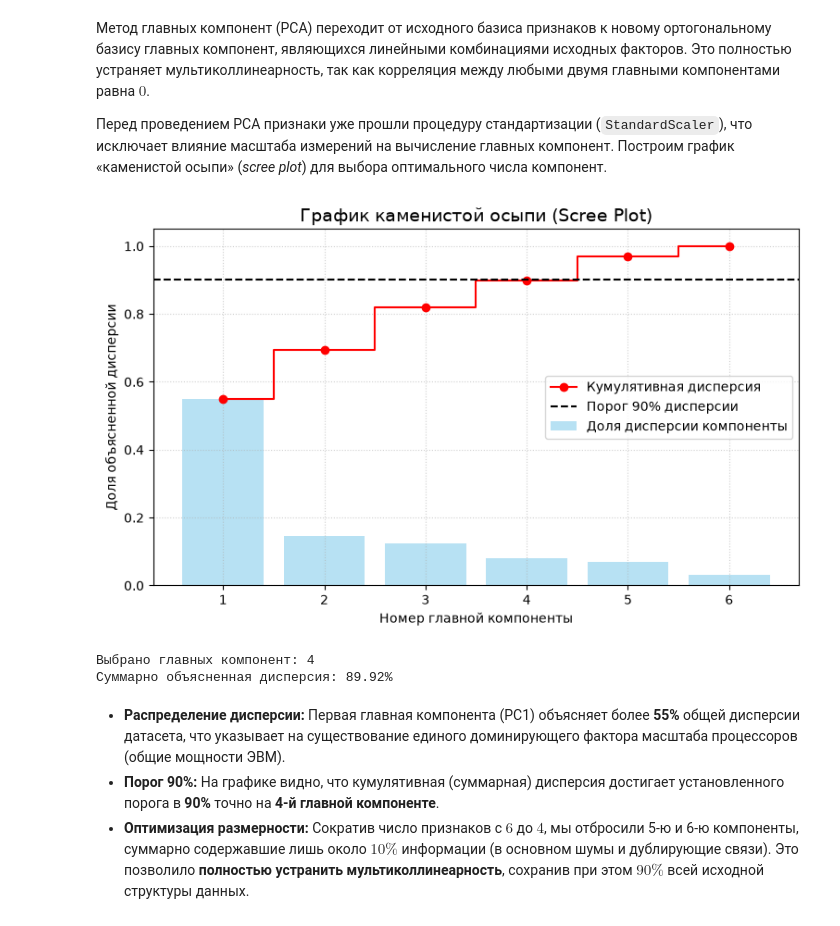
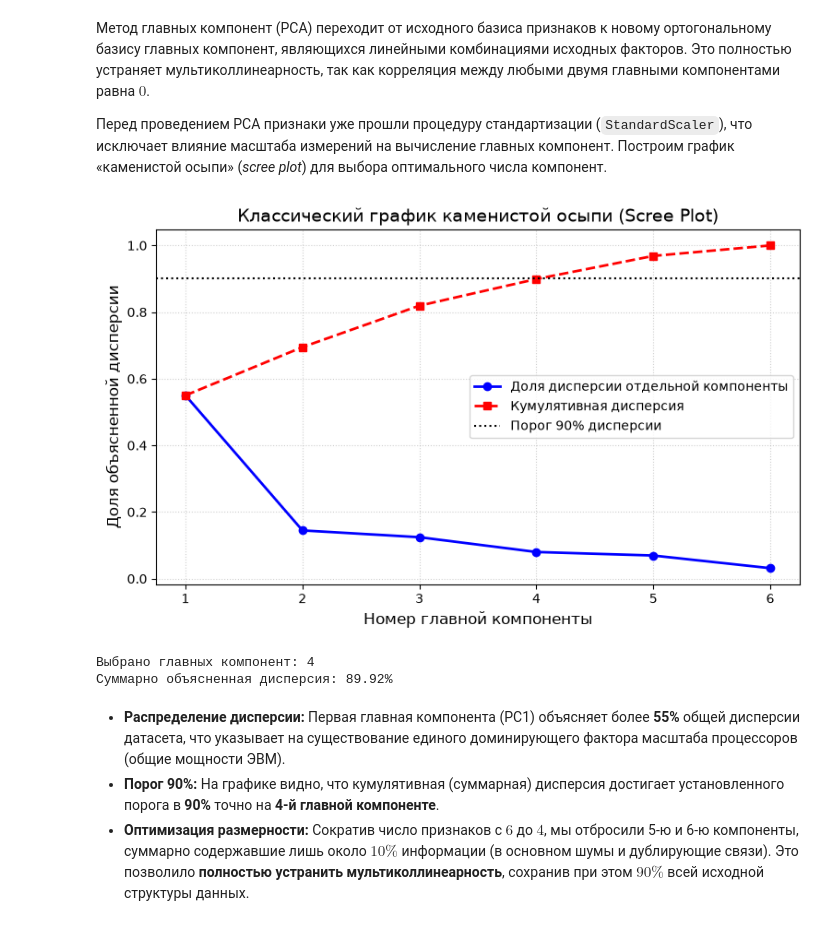
Before and after one commit to Tairchik/ML, a Jupyter notebook: lab1/lab1_regression.ipynb, the cells around one changed output. Cells and saved outputs as stored; diff of their text form; code cells hidden in the pictures.

```diff
--- a/lab1/lab1_regression.ipynb
+++ b/lab1/lab1_regression.ipynb
@@ -259,38 +266,47 @@ Lasso (alpha=1.0) 76.043345 0.886408 78.109055 0.662148
 
 Перед проведением PCA признаки уже прошли процедуру стандартизации (`StandardScaler`), что исключает влияние масштаба измерений на вычисление главных компонент. Построим график «каменистой осыпи» (*scree plot*) для выбора оптимального числа компонент.
 # %%
-# Применение PCA к обученным стандартизованным данным
 pca_full = PCA()
 pca_full.fit(X_train_scaled)
 
 explained_variance = pca_full.explained_variance_ratio_
 cumulative_variance = np.cumsum(explained_variance)
 
-# График каменистой осыпи (Scree Plot)
+# Классический график каменистой осыпи (Scree Plot)
 plt.figure(figsize=(9, 5))
-plt.bar(range(1, len(explained_variance) + 1), explained_variance, alpha=0.6, color='skyblue', label='Доля дисперсии компоненты')
-plt.step(range(1, len(cumulative_variance) + 1), cumulative_variance, where='mid', color='red', marker='o', label='Кумулятивная дисперсия')
-plt.axhline(y=0.90, color='black', linestyle='--', label='Порог 90% дисперсии')
 
-plt.title('График каменистой осыпи (Scree Plot)', fontsize=14)
-plt.xlabel('Номер главной компоненты')
-plt.ylabel('Доля объясненной дисперсии')
+# Линия дисперсии отдельных компонент (доля каждой компоненты)
+plt.plot(range(1, len(explained_variance) + 1), explained_variance,
+         marker='o', linestyle='-', color='blue', linewidth=2,
+         label='Доля дисперсии отдельной компоненты')
+
+# Линия кумулятивной дисперсии
+plt.plot(range(1, len(cumulative_variance) + 1), cumulative_variance,
+         marker='s', linestyle='--', color='red', linewidth=2,
+         label='Кумулятивная дисперсия')
+
+# Пороговая линия 90%
+plt.axhline(y=0.90, color='black', linestyle=':', linewidth=1.5, label='Порог 90% дисперсии')
+
+plt.title('Классический график каменистой осыпи (Scree Plot)', fontsize=14)
+plt.xlabel('Номер главной компоненты', fontsize=12)
+plt.ylabel('Доля объясненной дисперсии', fontsize=12)
 plt.xticks(range(1, len(explained_variance) + 1))
 plt.legend()
 plt.grid(True, linestyle=':', alpha=0.6)
 plt.show()
 
-# Выбор n_components (например, 4 компоненты объясняют около 90%+ дисперсии)
+# Выбор n_components (4 компоненты объясняют около 90%+ дисперсии)
 n_components_opt = 4
 pca = PCA(n_components=n_components_opt)
 
 X_train_pca = pca.fit_transform(X_train_scaled)
 X_test_pca = pca.transform(X_test_scaled)
 
 print(f"Выбрано главных компонент: {n_components_opt}")
 print(f"Суммарно объясненная дисперсия: {np.sum(pca.explained_variance_ratio_)*100:.2f}%")
 # %% [output]
-[figure, old version]
+[figure, new version]
 Выбрано главных компонент: 4
 Суммарно объясненная дисперсия: 89.92%
 # %% [markdown]
```
Also changed, not shown: parts of 1 cell of this notebook.
